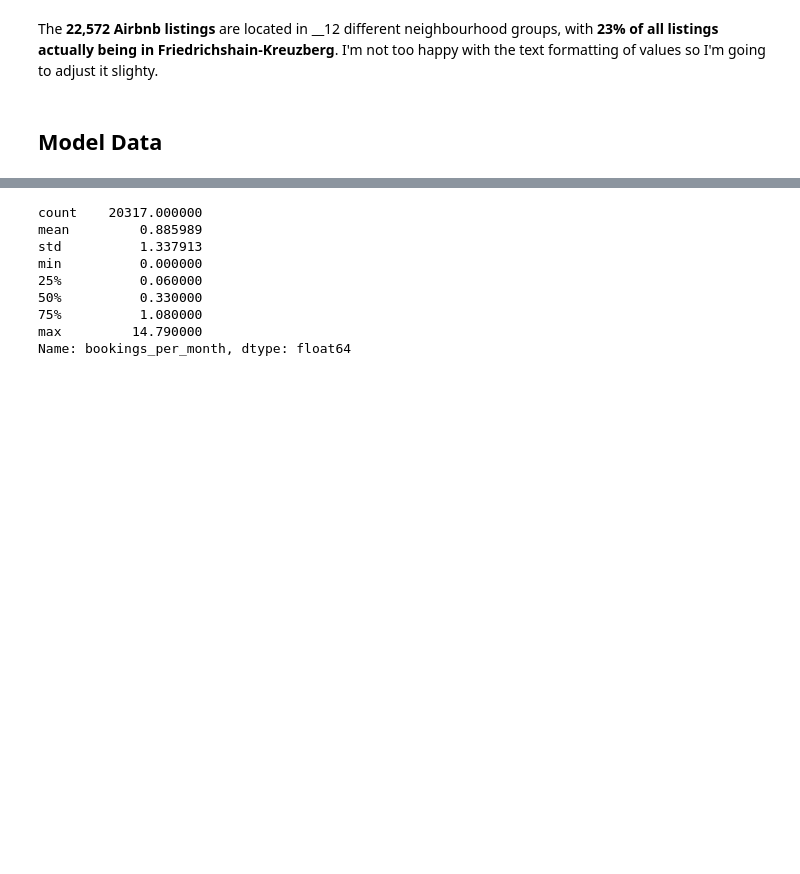
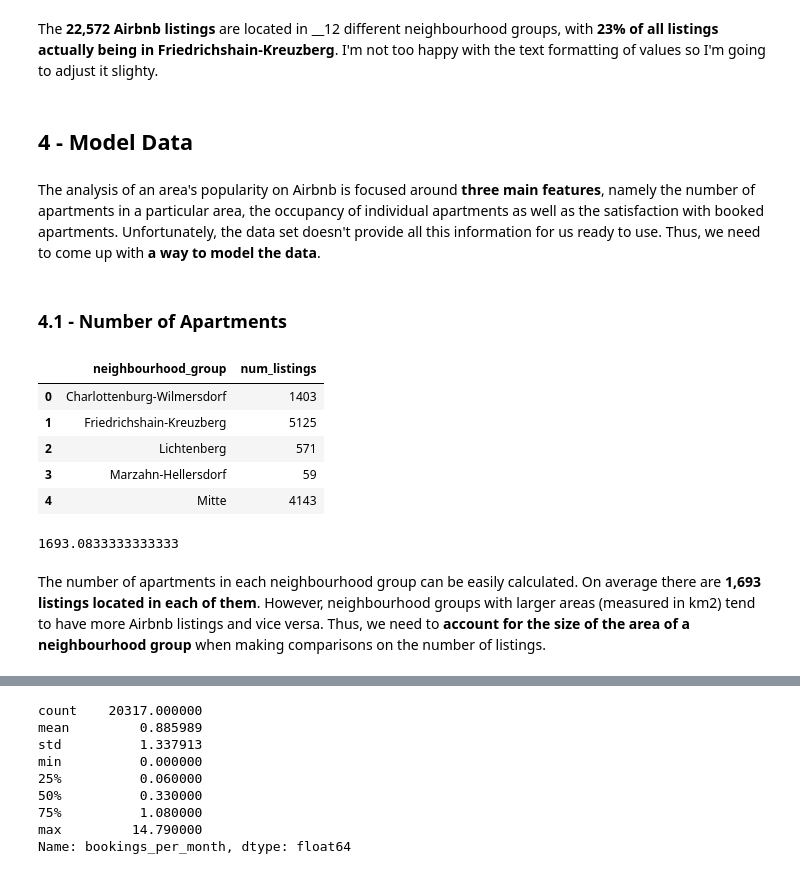
Before and after one commit to pape1412/airbnb, a Jupyter notebook: notebooks/q1_airbnb_popularity.ipynb, the cells around one changed output, grey strips where cells are left out. Saved outputs shown, nothing was run; the diff lists cells and outputs as text; code cells hidden in the pictures; blank space fills up the shorter version.

Commit message:
docs: Added modeling documentation

```diff
--- a/notebooks/q1_airbnb_popularity.ipynb
+++ b/notebooks/q1_airbnb_popularity.ipynb
@@ -134,4 +134,28 @@ The __22,572 Airbnb listings__ are located in __12 different neighbourhood group
 df_listings["neighbourhood_group_cleansed"] = df_listings["neighbourhood_group_cleansed"].astype(str).str.replace("Charlottenburg-Wilm.", "Charlottenburg-Wilmersdorf")
 df_listings["neighbourhood_group_cleansed"] = df_listings["neighbourhood_group_cleansed"].astype(str).str.replace(" ", "")
 # %% [markdown]
-## Model Data
+## 4 - Model Data
+# %% [markdown]
+The analysis of an area's popularity on Airbnb is focused around __three main features__, namely the number of apartments in a particular area, the occupancy of individual apartments as well as the satisfaction with booked apartments. Unfortunately, the data set doesn't provide all this information for us ready to use. Thus, we need to come up with __a way to model the data__.
+# %% [markdown]
+### 4.1 - Number of Apartments
+# %%
+# Number of listings / neighbourhood group
+hood_count = df_listings[["neighbourhood_group_cleansed","id"]]
+hood_count = hood_count.groupby("neighbourhood_group_cleansed", as_index=False).agg("count")
+hood_count.columns = ["neighbourhood_group", "num_listings"]
+hood_count.head()
+# %% [output]
+|  | neighbourhood_group | num_listings |
+| 0 | Charlottenburg-Wilmersdorf | 1403 |
+| 1 | Friedrichshain-Kreuzberg | 5125 |
+| 2 | Lichtenberg | 571 |
+| 3 | Marzahn-Hellersdorf | 59 |
+| 4 | Mitte | 4143 |
+# %%
+# Average listings count / neighbourhood
+hood_count["num_listings"].mean()
+# %% [output]
+1693.0833333333333
+# %% [markdown]
+The number of apartments in each neighbourhood group can be easily calculated. On average there are __1,693 listings located in each of them__. However, neighbourhood groups with larger areas (measured in km2) tend to have more Airbnb listings and vice versa. Thus, we need to __account for the size of the area of a neighbourhood group__ when making comparisons on the number of listings.
```
Also changed, not shown: parts of 20 cells of this notebook.
